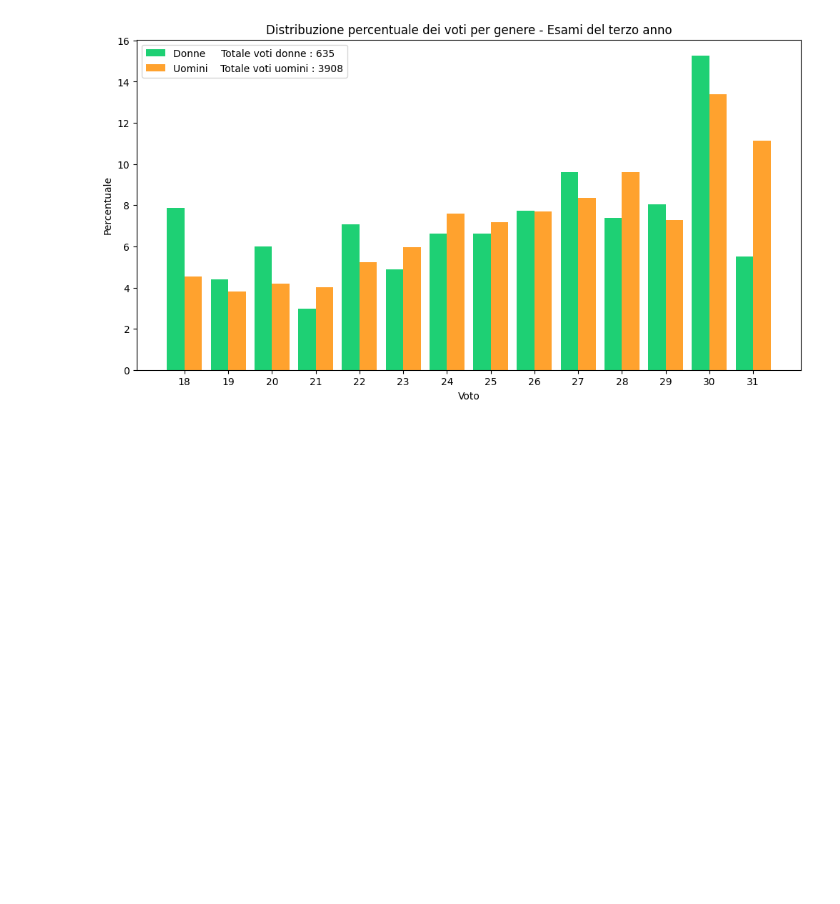
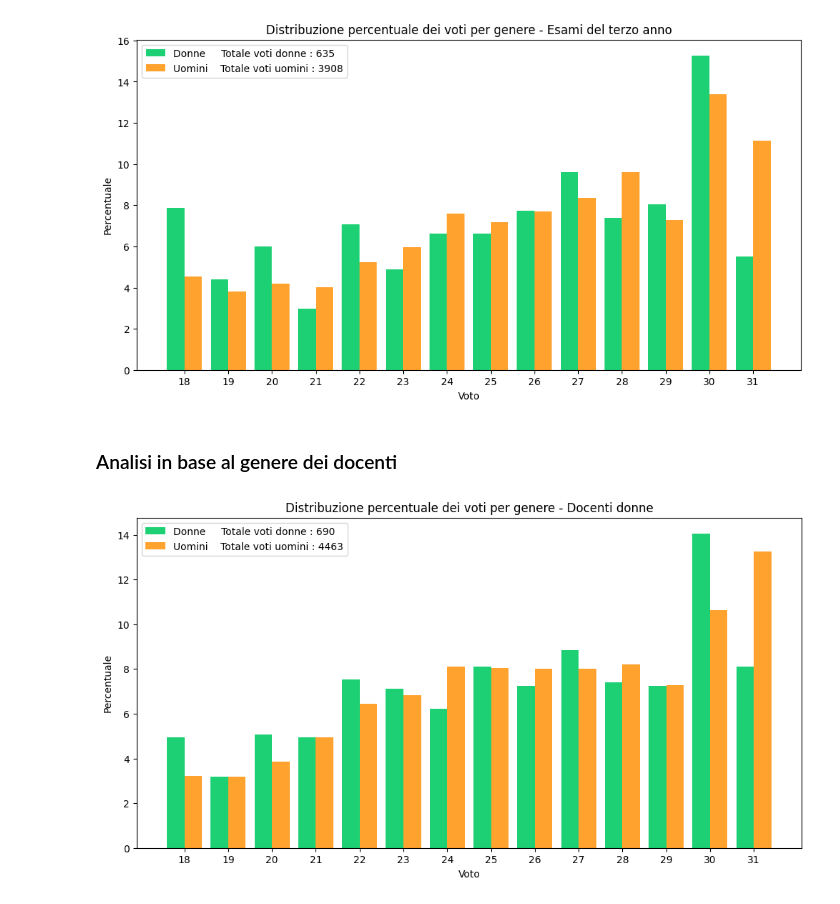
Before and after one commit to lallabelloni/Analisi-differenza-genere-Data-Science, a Jupyter notebook: progetto2.ipynb, the cells around one changed output. Cells and saved outputs as stored; diff of their text form; code cells hidden in the pictures; blank space fills up the shorter version.

```diff
--- a/progetto2.ipynb
+++ b/progetto2.ipynb
@@ -1050,3 +1133,40 @@ plt.xticks([r + bar_width/2 for r in range(len(voti))], voti)
 plt.show()
 # %% [output]
 [figure]
+# %% [markdown]
+### Analisi in base al genere dei docenti
+# %%
+# docenti di genere femminile
+
+totale_voti_donne = len(docenti_donne[docenti_donne['GENERE'] == 'F'])
+totale_voti_uomini = len(docenti_donne[docenti_donne['GENERE'] == 'M'])
+
+voti_donne = docenti_donne[docenti_donne['GENERE'] == 'F']['VOTO'].value_counts().sort_index()
+voti_uomini = docenti_donne[docenti_donne['GENERE'] == 'M']['VOTO'].value_counts().sort_index()
+
+voti = sorted(set(voti_donne.index).union(set(voti_uomini.index)))
+voti_donne = voti_donne.reindex(voti, fill_value=0)
+voti_uomini = voti_uomini.reindex(voti, fill_value=0)
+
+percentuale_voti_donne = (voti_donne / totale_voti_donne) * 100
+percentuale_voti_uomini = (voti_uomini / totale_voti_uomini) * 100
+
+bar_width = 0.4
+r1 = np.arange(len(voti))
+r2 = [x + bar_width for x in r1]
+
+plt.figure(figsize=(12, 6))
+plt.bar(r1, percentuale_voti_donne, width=bar_width, label=f'Donne     Totale voti donne : {totale_voti_donne}', color=colore_donne)
+plt.bar(r2, percentuale_voti_uomini, width=bar_width, label=f'Uomini    Totale voti uomini : {totale_voti_uomini}', color=colore_uomini)
+plt.xlabel('Voto')
+plt.ylabel('Percentuale')
+plt.title('Distribuzione percentuale dei voti per genere - Docenti donne')
+plt.legend()
+plt.xticks([r + bar_width/2 for r in range(len(voti))], voti)
+
+plt.show()
+
+# docenti donne: 4 scritti, 3 orali, 2 misti
+# docenti uomini: 8 scritti, 3 orali, 1 misto
+# %% [output]
+[figure, added]
```
Also changed, not shown: parts of 6 cells of this notebook.
